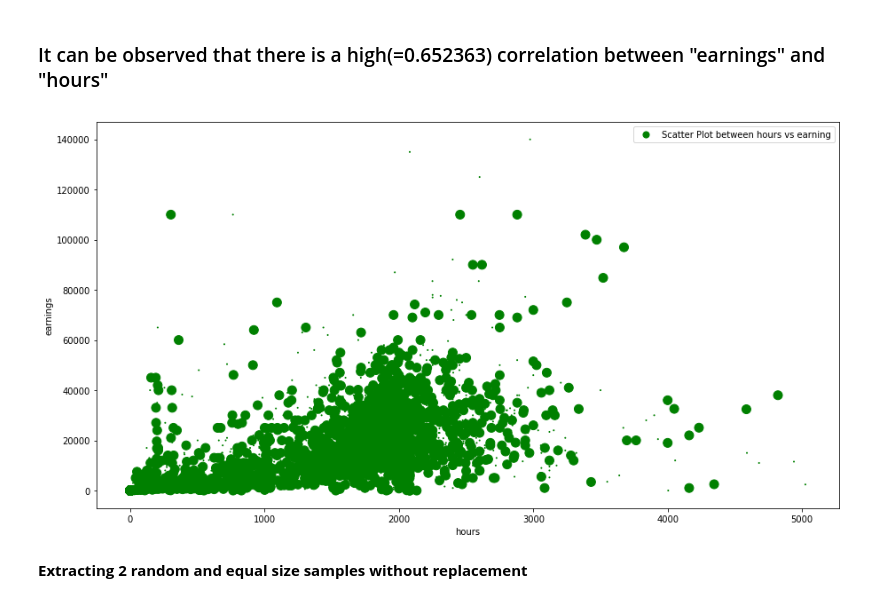
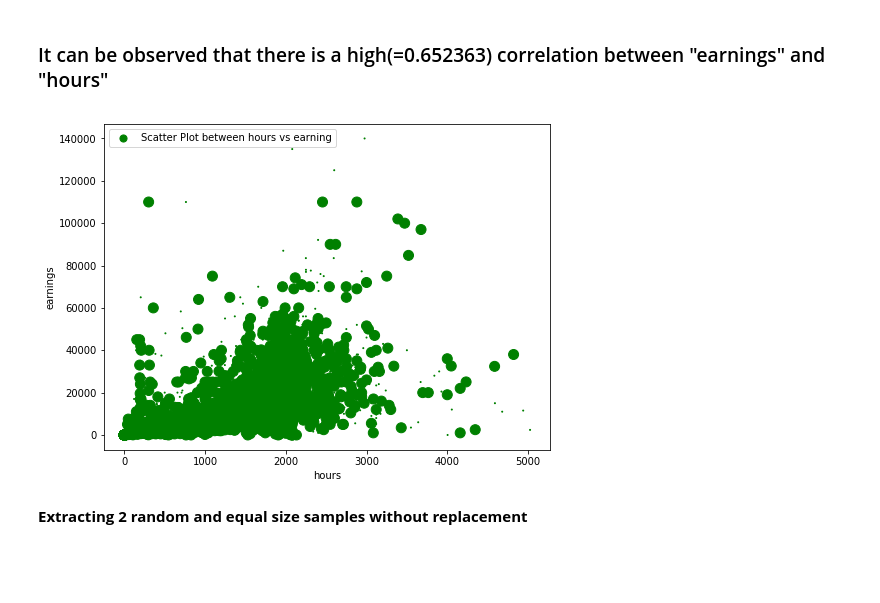
Before and after one commit to PraAnj/hypothesis-testing, a Jupyter notebook: ds project.ipynb, the cells around one changed output. Drawn from its saved outputs; the diff is of its cells as text; code cells hidden in the pictures; blank space fills up the shorter version.

Commit message:
plot sizes refined

```diff
--- a/ds project.ipynb
+++ b/ds project.ipynb
@@ -162,9 +162,9 @@ my_data.corr(method='pearson')
 # %% [markdown]
 ### It can be observed that there is a high(=0.652363) correlation between "earnings" and "hours"
 # %%
-ax = my_data.plot.scatter(x='hours', y='earnings', s=[1,100], c='green', figsize=(15, 8), label='Scatter Plot between hours vs earning')
+ax = my_data.plot.scatter(x='hours', y='earnings', s=[1,100], c='green', figsize=(8, 6), label='Scatter Plot between hours vs earning')
 # %% [output]
-[figure, old version]
+[figure, new version]
 # %% [markdown]
 **Extracting 2 random and equal size samples without replacement**
 # %%
```
Also changed, not shown: parts of 5 cells of this notebook.
